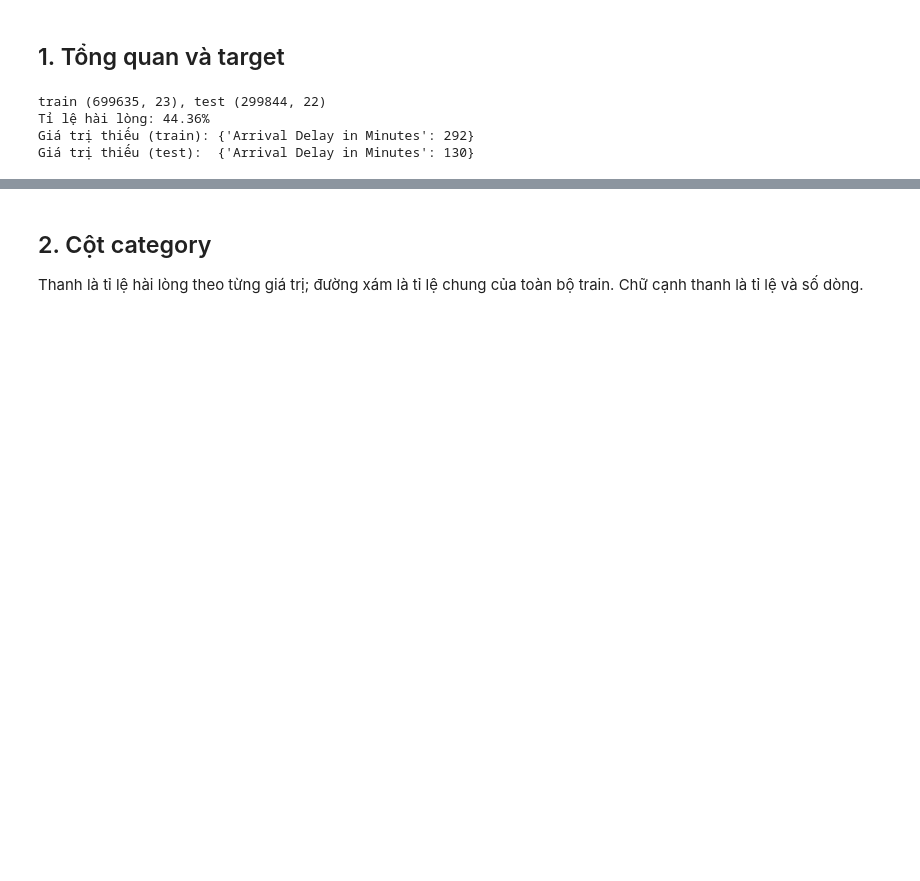
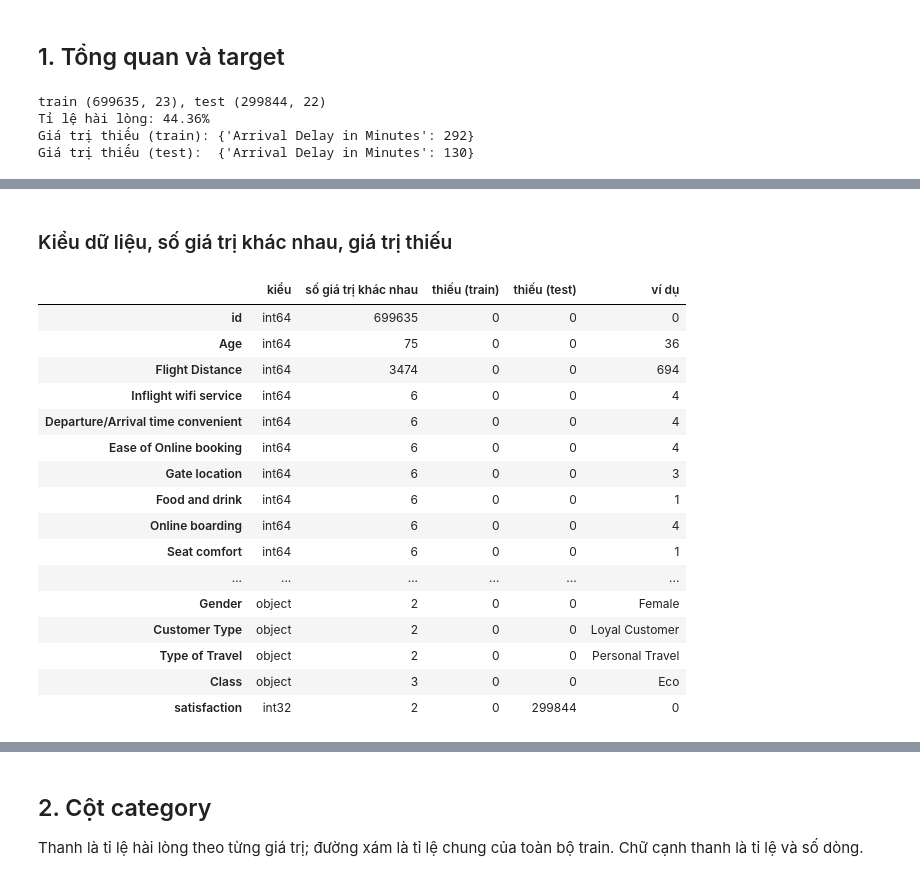
Before and after one commit to dthanhman/cs116-kaggle-s6e10, a Jupyter notebook: notebooks/A_eda.ipynb, the cells around one changed output, grey strips where cells are left out. Drawn from its saved outputs; the diff is of its cells as text; code cells hidden in the pictures; blank space fills up the shorter version.

```diff
--- a/notebooks/A_eda.ipynb
+++ b/notebooks/A_eda.ipynb
@@ -63,0 +76,28 @@ Giá trị thiếu (test):  {'Arrival Delay in Minutes': 130}
+# %% [markdown]
+### Kiểu dữ liệu, số giá trị khác nhau, giá trị thiếu
+# %%
+pd.DataFrame({
+    "kiểu": train.dtypes.astype(str),
+    "số giá trị khác nhau": train.nunique(),
+    "thiếu (train)": train.isna().sum(),
+    "thiếu (test)": test.reindex(columns=train.columns).isna().sum(),
+    "ví dụ": train.iloc[0],
+})
+# %% [output]
+|  | kiểu | số giá trị khác nhau | thiếu (train) | thiếu (test) | ví dụ |
+| id | int64 | 699635 | 0 | 0 | 0 |
+| Age | int64 | 75 | 0 | 0 | 36 |
+| Flight Distance | int64 | 3474 | 0 | 0 | 694 |
+| Inflight wifi service | int64 | 6 | 0 | 0 | 4 |
+| Departure/Arrival time convenient | int64 | 6 | 0 | 0 | 4 |
+| Ease of Online booking | int64 | 6 | 0 | 0 | 4 |
+| Gate location | int64 | 6 | 0 | 0 | 3 |
+| Food and drink | int64 | 6 | 0 | 0 | 1 |
+| Online boarding | int64 | 6 | 0 | 0 | 4 |
+| Seat comfort | int64 | 6 | 0 | 0 | 1 |
+| ... | ... | ... | ... | ... | ... |
+| Gender | object | 2 | 0 | 0 | Female |
+| Customer Type | object | 2 | 0 | 0 | Loyal Customer |
+| Type of Travel | object | 2 | 0 | 0 | Personal Travel |
+| Class | object | 3 | 0 | 0 | Eco |
+| satisfaction | int32 | 2 | 0 | 299844 | 0 |
```
Also changed, not shown: parts of 8 cells of this notebook, 1 other file.
